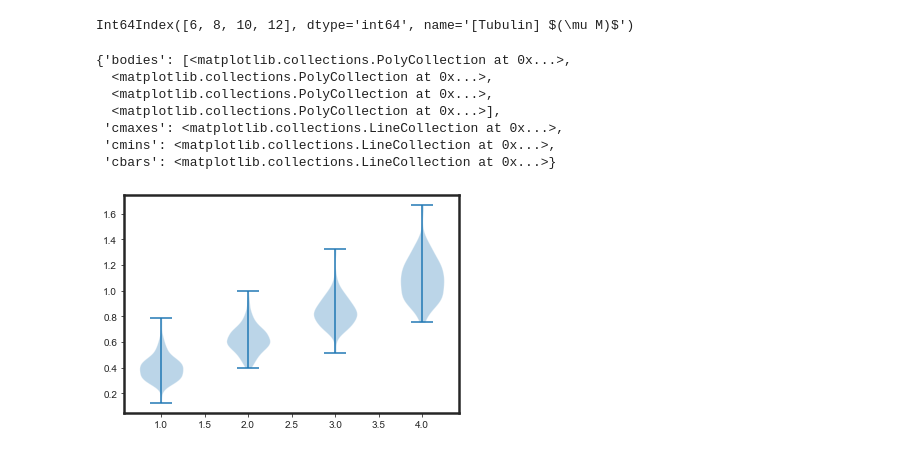
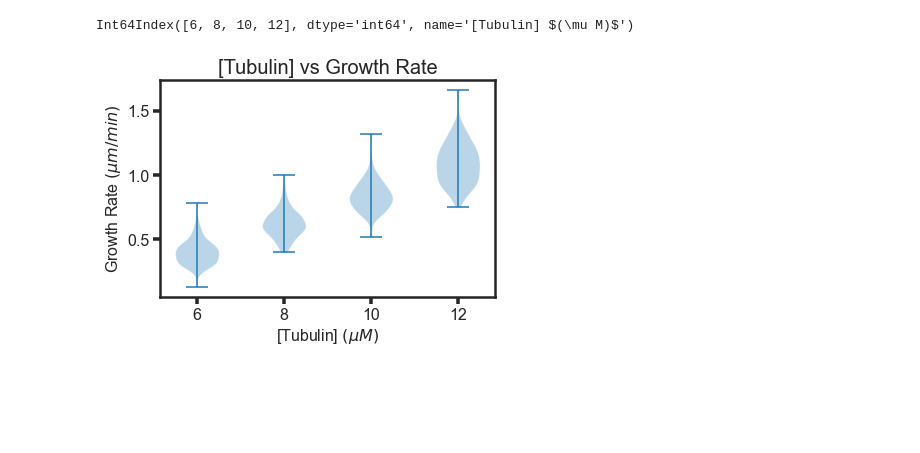
Before and after one commit to brouhardlab/brouhardlab-scripts, a Jupyter notebook: notebooks/Brandi/Plotting_dynamics.ipynb, the cells around one changed output. Saved outputs shown, nothing was run; the diff lists cells and outputs as text; code cells hidden in the pictures; blank space fills up the shorter version.

Commit message:
violin plot axes

```diff
--- a/notebooks/Brandi/Plotting_dynamics.ipynb
+++ b/notebooks/Brandi/Plotting_dynamics.ipynb
@@ -240,16 +228,13 @@ Int64Index([6, 8, 10, 12], dtype='int64', name='[Tubulin] $(\mu M)$')
 # %%
 labels = df1.index
 fig, ax = plt.subplots()
 
+ax.set_title('[Tubulin] vs Growth Rate', fontsize=20)
+
 ax.violinplot(df1)
-
-# ax.set_xticklabels(df1[tubulin].values)
+ax.set_xticks(np.arange(1, len(labels) + 1), labels=labels)
+ax.set_xlabel(tubulin, fontsize=16)
+ax.set_ylabel(GrowthRate, fontsize=16)
+ax.tick_params(axis='both', width = 3.5, length = 7, labelsize=16)
 # %% [output]
-{'bodies': [<matplotlib.collections.PolyCollection at 0x...>,
-  <matplotlib.collections.PolyCollection at 0x...>,
-  <matplotlib.collections.PolyCollection at 0x...>,
-  <matplotlib.collections.PolyCollection at 0x...>],
- 'cmaxes': <matplotlib.collections.LineCollection at 0x...>,
- 'cmins': <matplotlib.collections.LineCollection at 0x...>,
- 'cbars': <matplotlib.collections.LineCollection at 0x...>}
-[figure, old version]
+[figure, new version]
```
Also changed, not shown: parts of 4 cells of this notebook.
